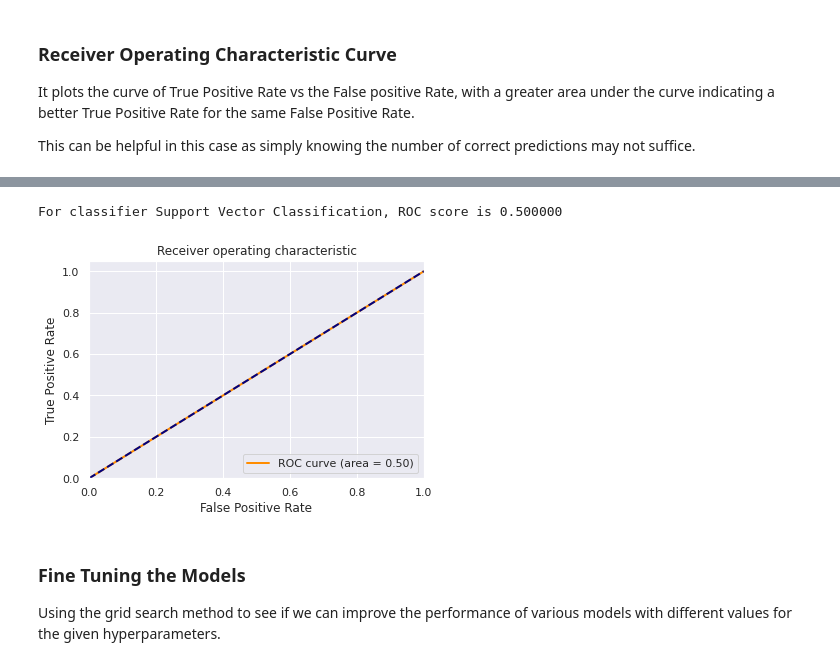
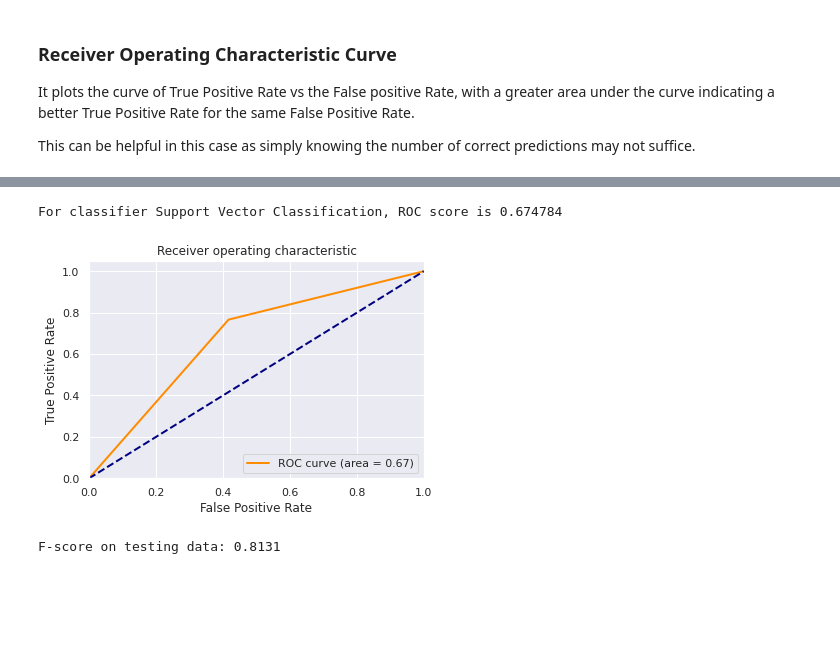
Before and after one commit to alisaeidi92/Liver-Disease-Prediction, a Jupyter notebook: SVM/SVM_team_project.ipynb, the cells around one changed output, grey strips where cells are left out. Saved outputs shown, nothing was run; the diff lists cells and outputs as text; code cells hidden in the pictures; blank space fills up the shorter version.

```diff
--- a/SVM/SVM_team_project.ipynb
+++ b/SVM/SVM_team_project.ipynb
@@ -270,0 +285,3 @@ SVC trained on 377 samples.
+# %%
+clf_SVM = SVC(random_state=99,gamma= 0.0000001,probability=True,kernel='linear')
+clf_SVM.fit(X_train, Y_train)
@@ -276,0 +343,7 @@ This can be helpful in this case as simply knowing the number of correct predict
+# %%
+params_grid = [{'kernel': ['linear'], 'C': [1, 10, 100, 1000]},
+               {'kernel': ['rbf'], 'gamma': [1e-3, 1e-4, 1e-5, 1e-6, 1e-7],
+                     'C': [1, 10, 100, 1000]}]
+# %%
+svm_model = GridSearchCV(SVC(kernel="rbf", probability=True, C=1000, gamma=0.0000001), params_grid, cv=9)
+svm_model.fit(X_train, Y_train)
@@ -276,0 +365,3 @@ This can be helpful in this case as simply knowing the number of correct predict
+# %%
+y_predict = svm_model.predict(X_test)
+cm = confusion_matrix(Y_test,y_predict)
@@ -277,23 +388,19 @@ This can be helpful in this case as simply knowing the number of correct predict
 # %%
-pred=clf_SVM.predict(X_test)
-fpr, tpr, _ = roc_curve(y_test, pred)
+fpr, tpr, _ = roc_curve(Y_test, y_predict)
 roc_auc = auc(fpr, tpr)
 print("For classifier %s, ROC score is %f" % ("Support Vector Classification",roc_auc))
 plt.figure()
 lw = 2
 plt.plot(fpr, tpr, color='darkorange',lw=lw, label='ROC curve (area = %0.2f)' % roc_auc)
 plt.plot([0, 1], [0, 1], color='navy', lw=lw, linestyle='--')
 plt.xlim([0.0, 1.0])
 plt.ylim([0.0, 1.05])
 plt.xlabel('False Positive Rate')
 plt.ylabel('True Positive Rate')
 plt.title('Receiver operating characteristic')
 plt.legend(loc="lower right")
 plt.show()
 # %% [output]
-For classifier Support Vector Classification, ROC score is 0.500000
+For classifier Support Vector Classification, ROC score is 0.674784
-[figure, old version]
+[figure, new version]
+F-score on testing data: 0.8131
-# %% [markdown]
-### Fine Tuning the Models
-
-Using the grid search method to see if we can improve the performance of various models with different values for the given hyperparameters.
```
Also changed, not shown: parts of 56 cells of this notebook, 1 other file.
